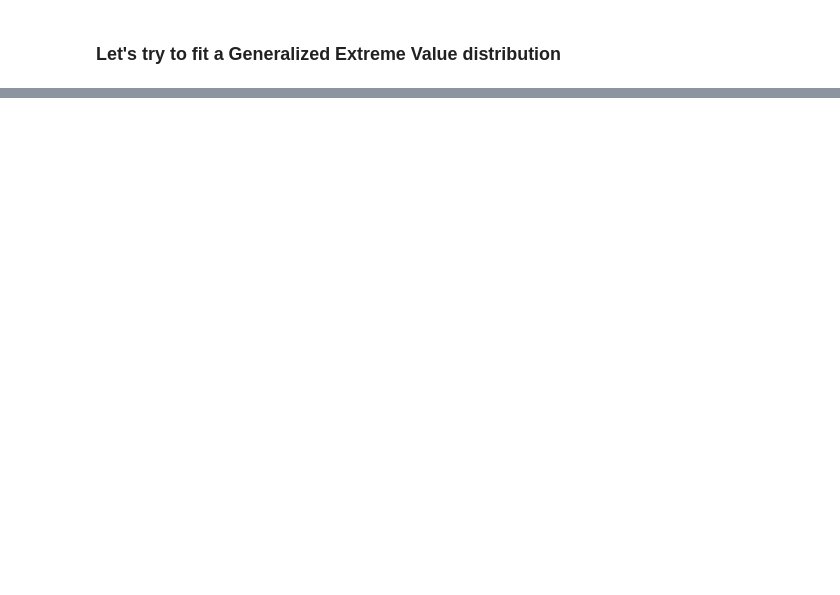
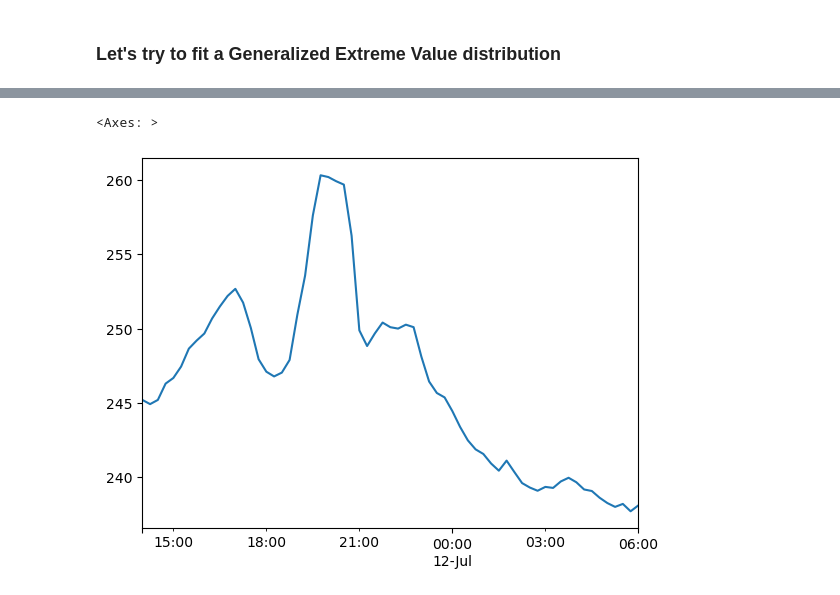
Before and after one commit to rzv09/smores_proj, a Jupyter notebook: analysis.ipynb, the cells around one changed output, grey strips where cells are left out. Cells and saved outputs as stored; diff of their text form; code cells hidden in the pictures; blank space fills up the shorter version.

```diff
--- a/analysis.ipynb
+++ b/analysis.ipynb
@@ -54,0 +135,5 @@ GEV Scale Parameter: 7.6851
+# %%
+o2_avg["2017-07-11":"2017-07-12 06:00:00"].plot()
+# %% [output]
+<Axes: >
+[figure, added]
```
Also changed, not shown: parts of 12 cells of this notebook.
